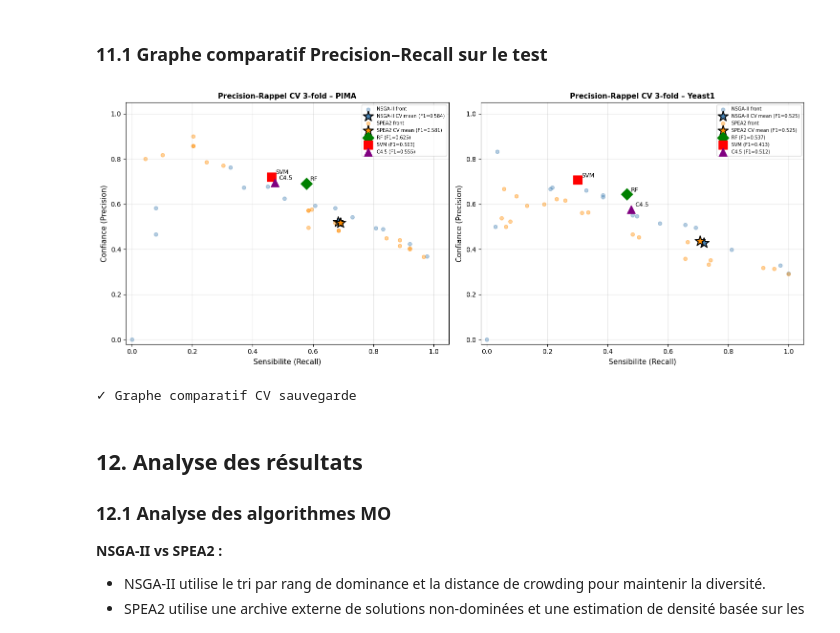
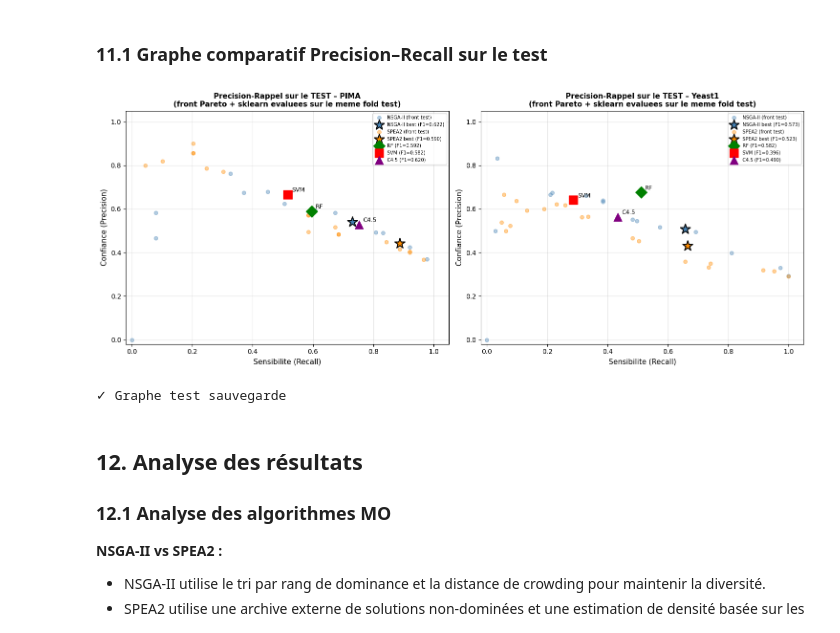
Before and after one commit to salim2607/Projet_PartialClassification_multi-objectif, a Jupyter notebook: Multi_PartialClassif_v3.ipynb, the cells around one changed output. Saved outputs shown, nothing was run; the diff lists cells and outputs as text; code cells hidden in the pictures.

Commit message:
modif code des graphes

```diff
--- a/Multi_PartialClassif_v3.ipynb
+++ b/Multi_PartialClassif_v3.ipynb
@@ -1000,60 +1001,72 @@ NSGA-II (pop=20)     0.428       0.719     0.525 0.6604 CV 3-fold
 # %%
 fig, axes = plt.subplots(1, 2, figsize=(15, 6))
 colors_algo = {'NSGA-II': 'steelblue', 'SPEA2': 'darkorange'}
 markers_sk  = {'RF': 'D', 'SVM': 's', 'C4.5': '^'}
 colors_sk   = {'RF': 'green', 'SVM': 'red', 'C4.5': 'purple'}
 
-res_map = {
-    'PIMA':   {'NSGA-II': nsgaii_pima,  'SPEA2': spea2_pima},
-    'Yeast1': {'NSGA-II': nsgaii_yeast, 'SPEA2': spea2_yeast}
-}
-
-for ax, ds_name in [(axes[0], 'PIMA'), (axes[1], 'Yeast1')]:
+for ax, ds_name, X_ds, y_ds in [
+        (axes[0], 'PIMA',   X_pima,  y_pima),
+        (axes[1], 'Yeast1', X_yeast, y_yeast)]:
 
     for algo_name in ['NSGA-II', 'SPEA2']:
-        front  = best[ds_name][algo_name]['front']
-        X_te   = best[ds_name][algo_name]['fold_info']['X_te']
-        y_te   = best[ds_name][algo_name]['fold_info']['y_te']
+        fold_info = best[ds_name][algo_name]['fold_info']
+        X_tr, y_tr = fold_info['X_tr'], fold_info['y_tr']
+        X_te, y_te = fold_info['X_te'], fold_info['y_te']
+        front      = best[ds_name][algo_name]['front']
 
+        # ── Nuage = toutes les solutions du front évaluées sur TEST ──────────
         precs, recs = [], []
         for s in front:
             yp = predict(s.variables, X_te)
             precs.append(precision_score(y_te, yp, zero_division=0))
             recs.append(recall_score(y_te, yp, zero_division=0))
         ax.scatter(recs, precs, color=colors_algo[algo_name],
-                   alpha=0.4, s=30, label=f'{algo_name} front')
+                   alpha=0.4, s=30, label=f'{algo_name} (front test)')
 
-        # Étoile = métriques CV moyennes stockées dans run_experiments
-        best_pop = best[ds_name][algo_name]['pop']
-        r_cv = res_map[ds_name][algo_name][best_pop]
-        ax.scatter(r_cv['recall'], r_cv['precision'],
-                   color=colors_algo[algo_name], s=250, marker='*',
+        # ── Étoile = meilleure solution (best F1 train) évaluée sur TEST ─────
+        sol  = best[ds_name][algo_name]['best_sol']
+        yp   = predict(sol.variables, X_te)
+        pr   = precision_score(y_te, yp, zero_division=0)
+        rc   = recall_score(y_te, yp, zero_division=0)
+        f1   = f1_score(y_te, yp, zero_division=0)
+        ax.scatter(rc, pr, color=colors_algo[algo_name], s=250, marker='*',
                    edgecolors='black', linewidths=1.5,
-                   label=f'{algo_name} CV mean (F1={r_cv["f1"]:.3f})')
+                   label=f'{algo_name} best (F1={f1:.3f})')
 
-    for sk_name in ['RF', 'SVM', 'C4.5']:
-        r = sklearn_results[ds_name][sk_name]
-        ax.scatter(r['recall'], r['precision'],
-                   marker=markers_sk[sk_name], color=colors_sk[sk_name],
-                   s=150, zorder=5, label=f'{sk_name} (F1={r["f1"]:.3f})')
-        ax.annotate(sk_name, (r['recall'], r['precision']),
+    # ── Points sklearn : ré-entraînés sur X_tr, évalués sur X_te ────────────
+    # On utilise le fold du meilleur run NSGA-II (référence commune)
+    fold_ref = best[ds_name]['NSGA-II']['fold_info']
+    X_tr_ref, y_tr_ref = fold_ref['X_tr'], fold_ref['y_tr']
+    X_te_ref, y_te_ref = fold_ref['X_te'], fold_ref['y_te']
+
+    for sk_name, fn in [('RF', rf_fn), ('SVM', svm_fn), ('C4.5', c45_fn)]:
+        model = fn(42)
+        model.fit(X_tr_ref, y_tr_ref)
+        yp = model.predict(X_te_ref)
+        pr = precision_score(y_te_ref, yp, zero_division=0)
+        rc = recall_score(y_te_ref, yp, zero_division=0)
+        f1 = f1_score(y_te_ref, yp, zero_division=0)
+        ax.scatter(rc, pr, marker=markers_sk[sk_name], color=colors_sk[sk_name],
+                   s=150, zorder=5, label=f'{sk_name} (F1={f1:.3f})')
+        ax.annotate(sk_name, (rc, pr),
                     textcoords='offset points', xytext=(6, 4), fontsize=9)
 
     ax.set_xlabel('Sensibilite (Recall)', fontsize=11)
     ax.set_ylabel('Confiance (Precision)', fontsize=11)
-    ax.set_title(f'Precision-Rappel CV 3-fold – {ds_name}',
+    ax.set_title(f'Precision-Rappel sur le TEST – {ds_name}\n'
+                 f'(front Pareto + sklearn evaluees sur le meme fold test)',
                  fontsize=11, fontweight='bold')
     ax.set_xlim(-0.02, 1.05); ax.set_ylim(-0.02, 1.05)
     ax.legend(fontsize=7, loc='upper right')
     ax.grid(True, alpha=0.3)
 
 plt.tight_layout()
-plt.savefig('comparison_cv.png', dpi=150, bbox_inches='tight')
+plt.savefig('comparison_test.png', dpi=150, bbox_inches='tight')
 plt.show()
-print('✓ Graphe comparatif CV sauvegarde')
+print('✓ Graphe test sauvegarde')
 # %% [output]
-[figure, old version]
+[figure, new version]
-✓ Graphe comparatif CV sauvegarde
+✓ Graphe test sauvegarde
 # %% [markdown]
 ## 12. Analyse des résultats
 
```
Also changed, not shown: parts of 1 cell of this notebook, 2 other files.
